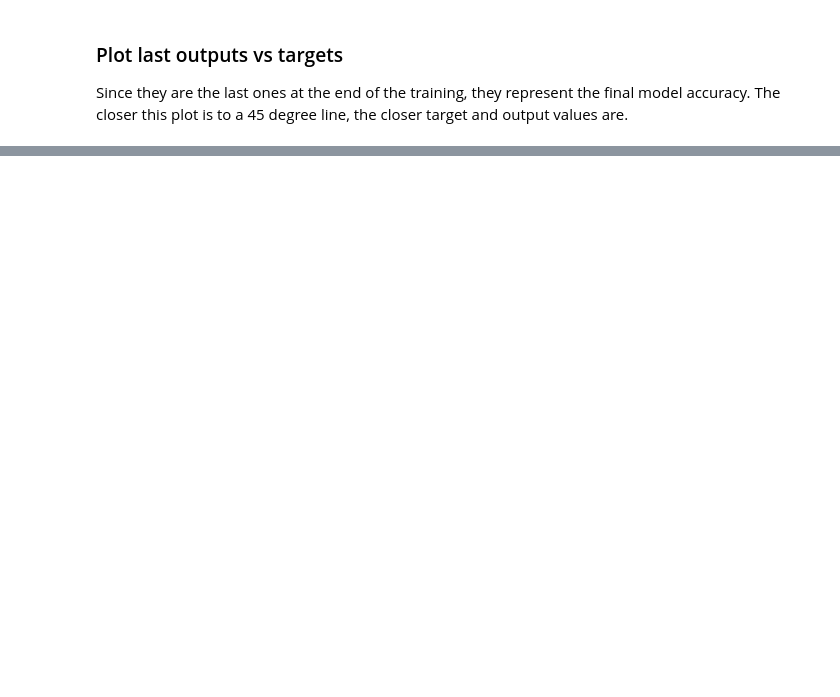
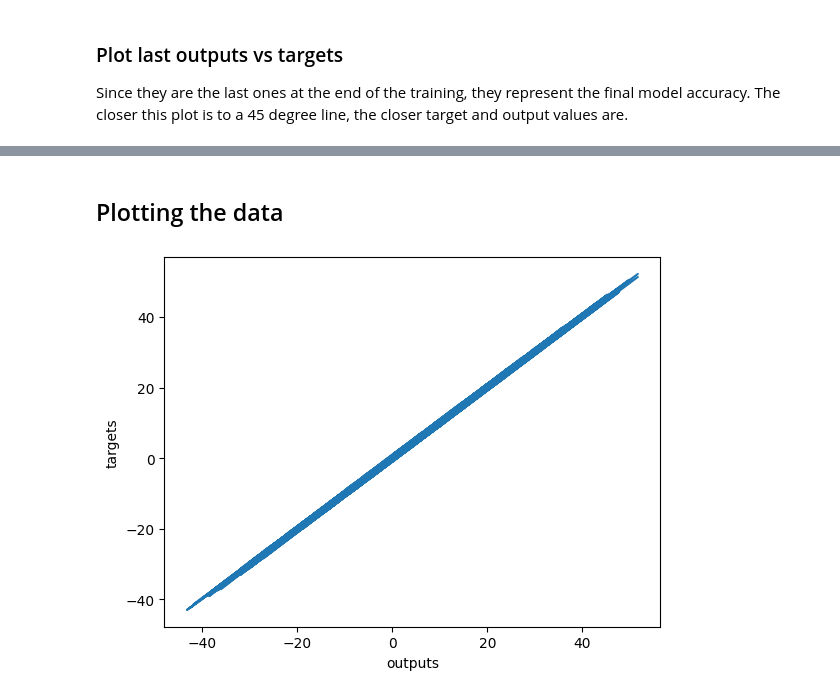
Before and after one commit to kazi031/Deep-Learning-with-TensorFlow-2.0, a Jupyter notebook: Minimal_Example.ipynb, the cells around one changed output, grey strips where cells are left out. Saved outputs shown, nothing was run; the diff lists cells and outputs as text; code cells hidden in the pictures; blank space fills up the shorter version.

Commit message:
Intro To Tensorflow

```diff
--- a/Minimal_Example.ipynb
+++ b/Minimal_Example.ipynb
@@ -120,0 +147,21 @@ plt.show()
+# %%
+training_data = np.load('TF_intro.npz')
+# %%
+input_size = 2 # x's and z's
+output_size = 1
+
+# When we are employing tensorFlow we must actually BUILD the model
+# output = np.dot(inputs,weights) + bias (This is what tf.keras.layers.Dense() Does.)
+
+model = tf.keras.Sequential([
+                            tf.keras.layers.Dense(output_size)
+                            ])
+
+# model.compile(optimizer,loss) configures the model for training
+# Epoch is iteration over the full dataset
+# verbose = 0, stands for 'silent'
+# verbose = 1, stands for 'progress bar'
+# verbose = 2, stands for 'one line per epoch'
+
+model.compile(optimizer='sgd', loss='mean_squared_error')
+model.fit(training_data['inputs'], training_data['targets'], epochs=100, verbose=2)
@@ -120,0 +248,9 @@ plt.show()
+# %% [markdown]
+## Plotting the data
+# %%
+plt.plot(np.squeeze(model.predict_on_batch(training_data['inputs'])),np.squeeze(training_data['targets']))
+plt.xlabel('outputs')
+plt.ylabel('targets')
+plt.show()
+# %% [output]
+[figure, added]
```
Also changed, not shown: parts of 21 cells of this notebook, 5 other files.
